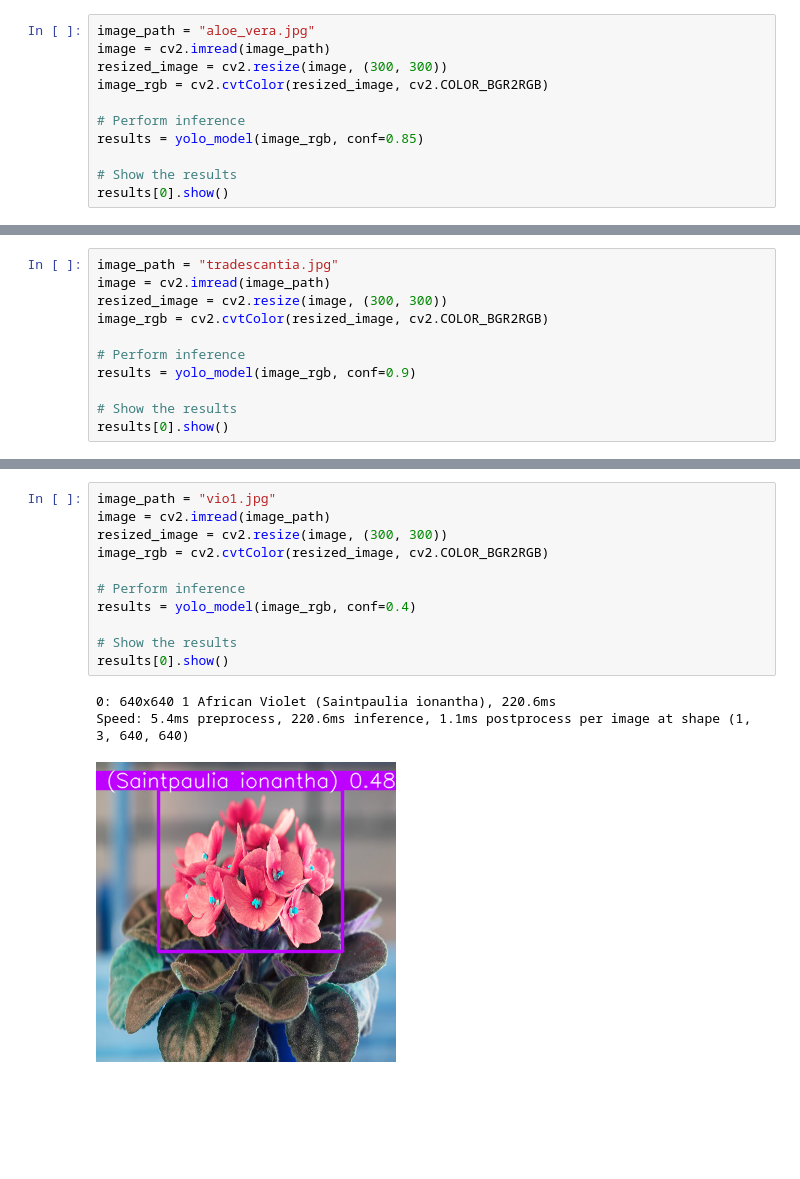
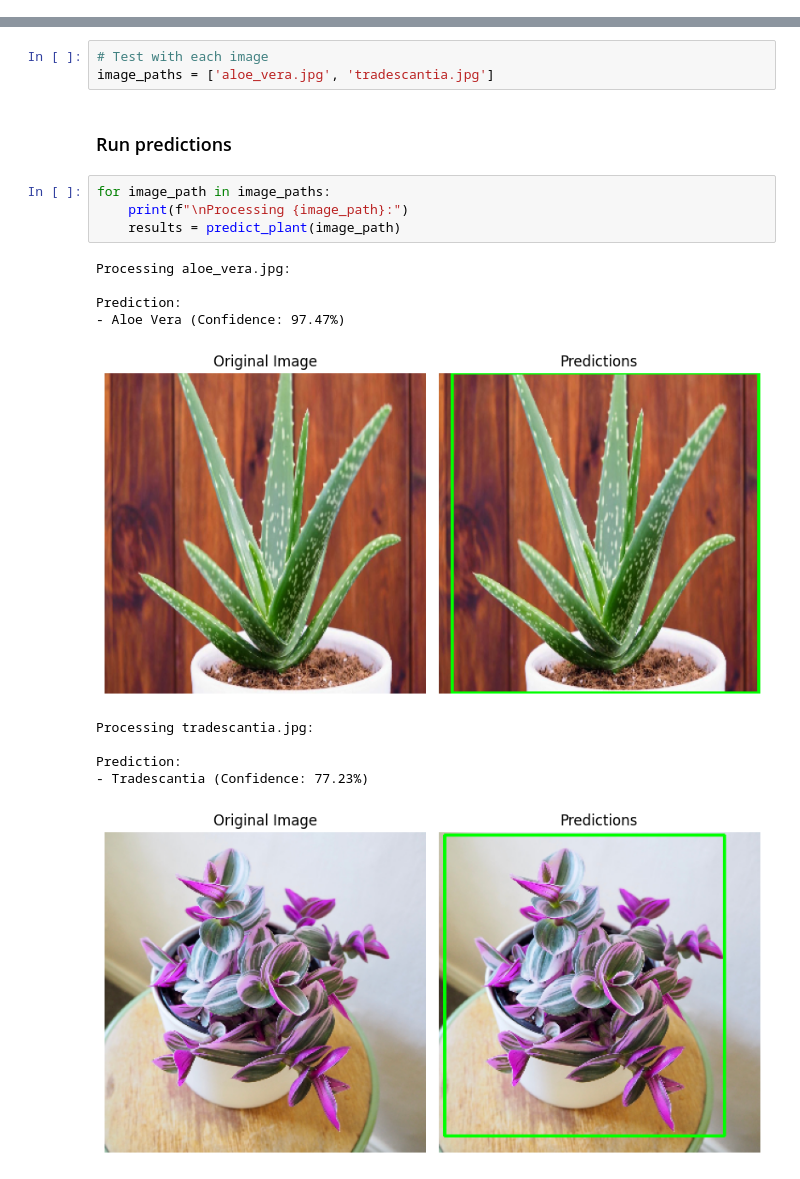
Before and after one commit to coralen/plant-recognition, a Jupyter notebook: model_inference.ipynb, the cells around one changed output, grey strips where cells are left out. Cells and saved outputs as stored; diff of their text form; blank space fills up the shorter version.

Commit message:
Inference now using my API for prediction

```diff
--- a/model_inference.ipynb
+++ b/model_inference.ipynb
@@ -64,11 +117,0 @@ yolo_model = YOLO(model_path)
-# %%
-image_path = "aloe_vera.jpg"
-image = cv2.imread(image_path)
-resized_image = cv2.resize(image, (300, 300))
-image_rgb = cv2.cvtColor(resized_image, cv2.COLOR_BGR2RGB)
-
-# Perform inference
-results = yolo_model(image_rgb, conf=0.85)
-
-# Show the results
-results[0].show()
@@ -79,11 +117,0 @@ Speed: 22.0ms preprocess, 500.4ms inference, 30.7ms postprocess per image at sha
-# %%
-image_path = "tradescantia.jpg"
-image = cv2.imread(image_path)
-resized_image = cv2.resize(image, (300, 300))
-image_rgb = cv2.cvtColor(resized_image, cv2.COLOR_BGR2RGB)
-
-# Perform inference
-results = yolo_model(image_rgb, conf=0.9)
-
-# Show the results
-results[0].show()
@@ -94,15 +118,20 @@ Speed: 6.1ms preprocess, 353.7ms inference, 1.5ms postprocess per image at shape
-# %%
-image_path = "vio1.jpg"
-image = cv2.imread(image_path)
-resized_image = cv2.resize(image, (300, 300))
-image_rgb = cv2.cvtColor(resized_image, cv2.COLOR_BGR2RGB)
-
-# Perform inference
-results = yolo_model(image_rgb, conf=0.4)
-
-# Show the results
-results[0].show()
-# %% [output]
-0: 640x640 1 African Violet (Saintpaulia ionantha), 220.6ms
-Speed: 5.4ms preprocess, 220.6ms inference, 1.1ms postprocess per image at shape (1, 3, 640, 640)
-[figure, removed]
+# %%
+# Test with each image
+image_paths = ['aloe_vera.jpg', 'tradescantia.jpg']
+# %% [markdown]
+### Run predictions
+# %%
+for image_path in image_paths:
+    print(f"\nProcessing {image_path}:")
+    results = predict_plant(image_path)
+# %% [output]
+Processing aloe_vera.jpg:
+
+Prediction:
+- Aloe Vera (Confidence: 97.47%)
+[figure, added]
+Processing tradescantia.jpg:
+
+Prediction:
+- Tradescantia (Confidence: 77.23%)
+[figure, added]
```
Also changed, not shown: parts of 14 cells of this notebook.
